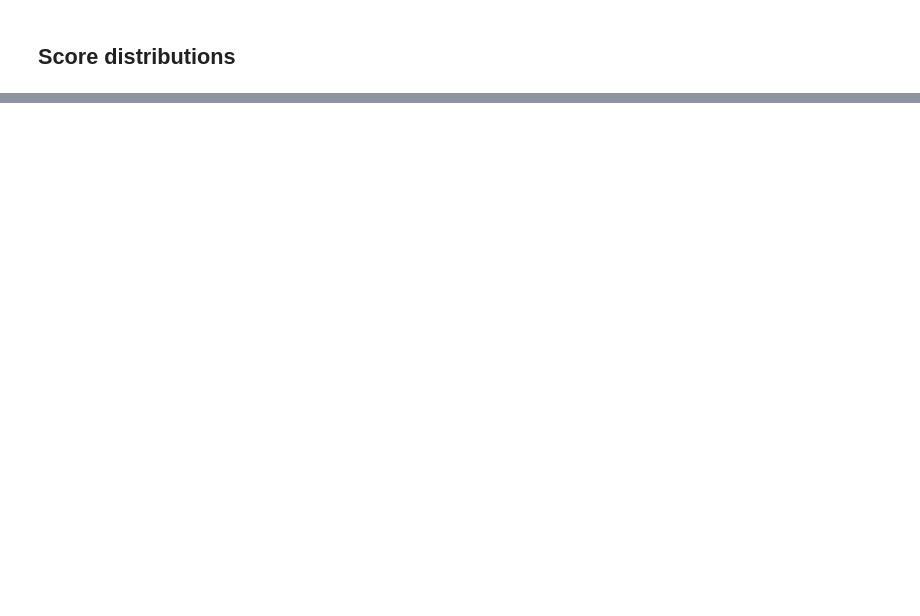
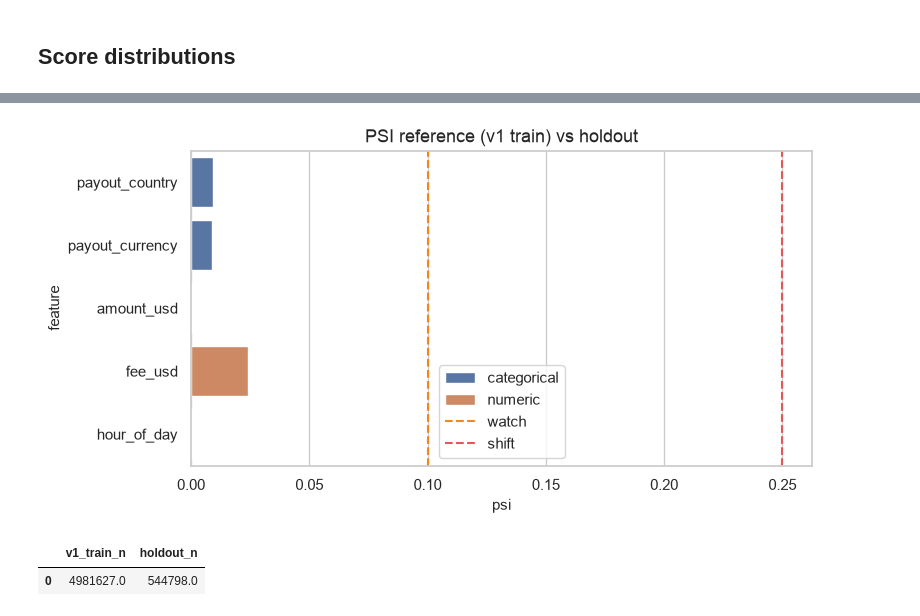
Before and after one commit to Steadfastie/model-drift, a Jupyter notebook: notebooks/10_holdout_comparison.ipynb, the cells around one changed output, grey strips where cells are left out. Saved outputs shown, nothing was run; the diff lists cells and outputs as text; code cells hidden in the pictures; blank space fills up the shorter version.

```diff
--- a/notebooks/10_holdout_comparison.ipynb
+++ b/notebooks/10_holdout_comparison.ipynb
@@ -38,0 +125,3 @@ nb.show(fig)
+# %%
+psi = feature_psi_table(reference, holdout, DRIFT_COLUMNS)
+psi
@@ -38,0 +135,24 @@ nb.show(fig)
+# %%
+fig, ax = plt.subplots(figsize=(8, 4.2))
+sns.barplot(data=psi, y="feature", x="psi", hue="kind", ax=ax)
+ax.axvline(0.1, color="#F58518", linestyle="--", label="watch")
+ax.axvline(0.25, color="#E45756", linestyle="--", label="shift")
+ax.set_title("PSI reference (v1 train) vs holdout")
+ax.legend()
+nb.show(fig)
+psi.to_csv(nb.artifacts / "reports" / "psi_holdout.csv", index=False)
+# %% [output]
+[figure, added]
+# %%
+volume = nb.read_sql(
+    f"""
+    SELECT
+        SUM(created >= '{reference["created"].min().date()}' AND created < '{reference["created"].max().date() + pd.Timedelta(days=1)}') AS v1_train_n,
+        SUM(created >= '{holdout["created"].min().date()}' AND created < '{holdout["created"].max().date() + pd.Timedelta(days=1)}') AS holdout_n
+    FROM `{nb.table}`
+    """
+)
+volume
+# %% [output]
+|  | v1_train_n | holdout_n |
+| 0 | 4981627.0 | 544798.0 |
```
Also changed, not shown: parts of 10 cells of this notebook, 3 other files.
